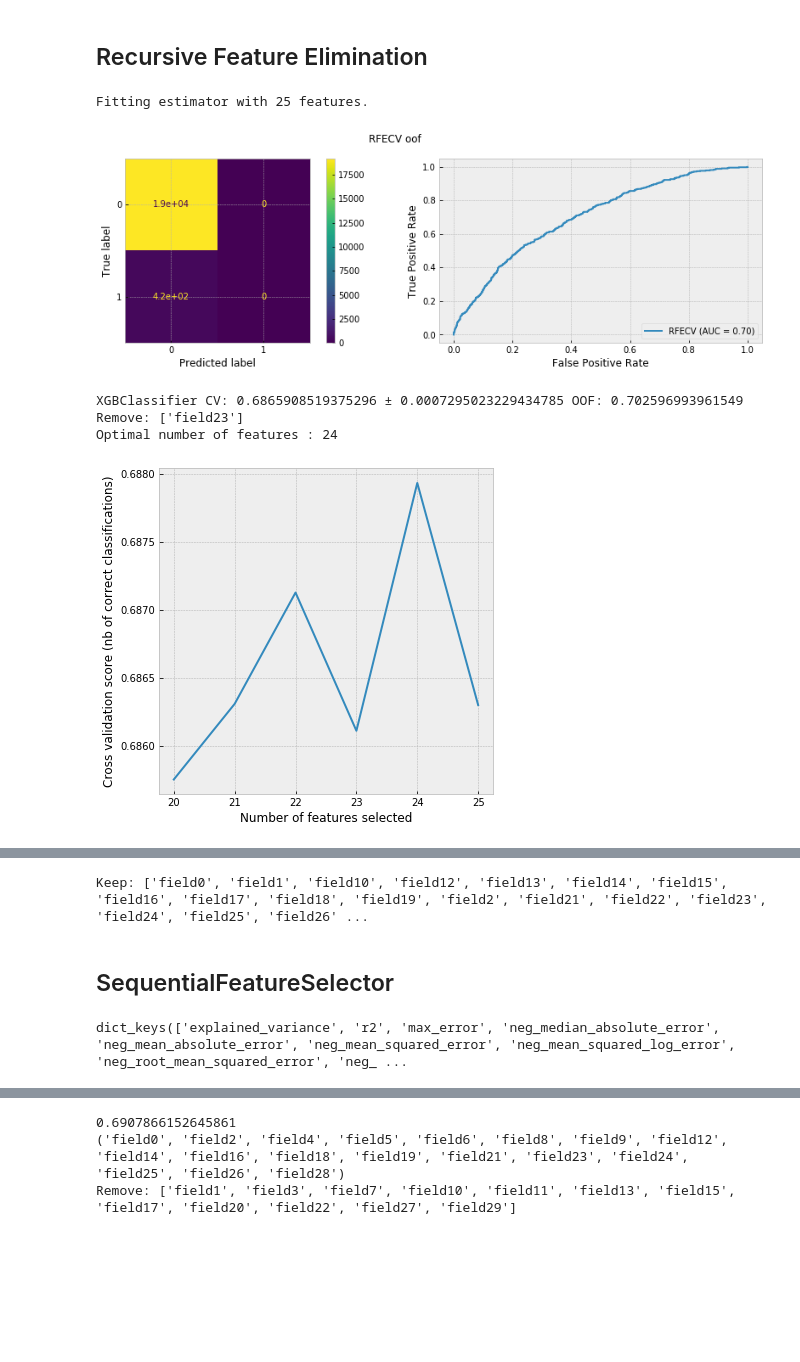
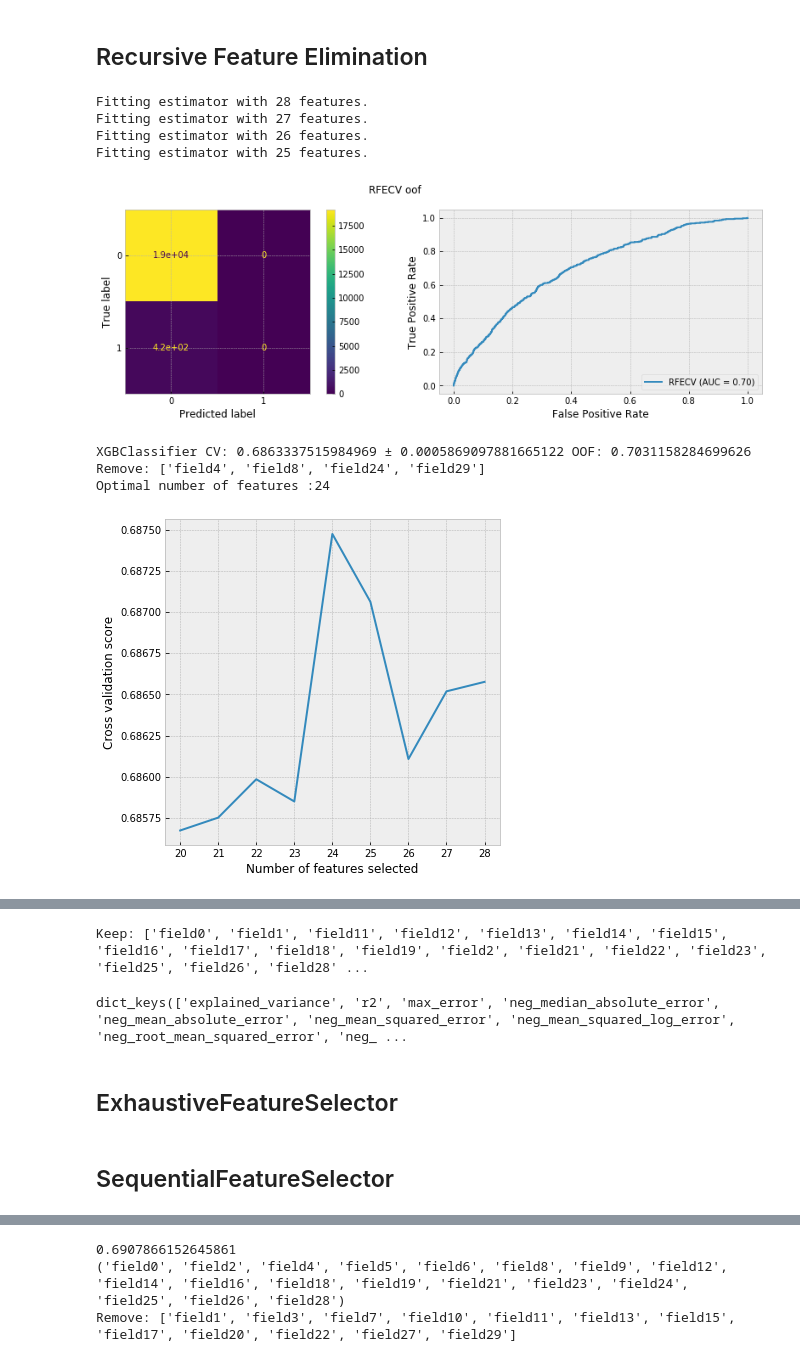
Before and after one commit to andygoosh/OneTwoTrip-Contest, a Jupyter notebook: workinprogress.ipynb, the cells around one changed output, grey strips where cells are left out. Saved outputs shown, nothing was run; the diff lists cells and outputs as text; code cells hidden in the pictures; blank space fills up the shorter version.

```diff
--- a/workinprogress.ipynb
+++ b/workinprogress.ipynb
@@ -664,41 +662,42 @@ def prepare_data( data ):
   y = []
 
   if TARGET in data.columns: y = data[TARGET].values.ravel()
-  X = X.drop(['field5', 'field20', 'field18', 'field27', 'field29'], axis=1)
+  #X = X.drop(['field5', 'field20'], axis=1)
+  cols = ['field5', 'field20', 'field18', 'field27', 'field29']
+  X = X.drop(cols, axis=1)
 
   return X, y
 # %%
 %%time
 from sklearn.feature_selection import RFECV
 # XGBClassifier CV: 0.6784501167635486 ± 0.01855717343073274 OOF: 0.6849985940210219 ~['field5', 'field20'] Baseline
-# XGBClassifier CV: 0.6859800441236692 ± 0.0006238668551685389 OOF: 0.6865733504329157 5 neigh  - 0.672317 lb
-# XGBClassifier CV: 0.6873207297793411 ± 0.0009612229765091658 OOF: 0.6834076493650311 + X['field4*field0']
-
-# XGBClassifier CV: 0.6849892652531074 ± 0.0014543514194310938 OOF: 0.6823738800882798 ~['field5', 'field20'], 16+ (-0)
-# XGBClassifier CV: 0.6849572114933357 ± 0.0009695917293560505 OOF: 0.6812103650329131 ~['field5', 'field20'], 16* (-0)
-
+# XGBClassifier CV: 0.6862505904663256 ± 0.0010323194363471226 OOF: 0.7056287931991523 10f, all fts 0.675026 lb
 X, y = prepare_data( df_train )
 
 rfe = RFECV(XGBClassifier(**get_best_params_xgbc()),
             cv=StratifiedKFold(n_splits=10, shuffle=True, random_state=RS),
             scoring='roc_auc', verbose=1, min_features_to_select=20, step=1, n_jobs=-1)
 
 rfe.fit(X, y)
+
 model = rfe
 
 print(f'{type(rfe.estimator_).__name__} CV: {np.mean(rfe.grid_scores_)} ± {np.std(rfe.grid_scores_)} OOF: {oof_estimate_plot(rfe)}')
 print(f'Remove: {X.iloc[:, ~rfe.support_].columns.tolist()}')
 
-print("Optimal number of features : %d" % rfe.n_features_)
+print(f'Optimal number of features :{rfe.n_features_}')
 plt.figure()
-plt.xlabel("Number of features selected")
-plt.ylabel("Cross validation score (nb of correct classifications)")
+plt.xlabel('Number of features selected')
+plt.ylabel('Cross validation score')
 plt.plot(range(rfe.min_features_to_select, len(rfe.grid_scores_) + rfe.min_features_to_select), rfe.grid_scores_)
 plt.show()
 # %% [output]
+Fitting estimator with 28 features.
+Fitting estimator with 27 features.
+Fitting estimator with 26 features.
 Fitting estimator with 25 features.
 [figure]
-XGBClassifier CV: 0.6865908519375296 ± 0.0007295023229434785 OOF: 0.702596993961549
-Remove: ['field23']
-Optimal number of features : 24
+XGBClassifier CV: 0.6863337515984969 ± 0.0005869097881665122 OOF: 0.7031158284699626
+Remove: ['field4', 'field8', 'field24', 'field29']
+Optimal number of features :24
-[figure, old version]
+[figure, new version]
@@ -709,4 +708,10 @@ cols = X.iloc[:, rfe.support_].columns.tolist()
 cols = [x for _,x in sorted(zip(rfe.ranking_,cols))]
 print(f'Keep: {cols}')
 # %% [output]
-Keep: ['field0', 'field1', 'field10', 'field12', 'field13', 'field14', 'field15', 'field16', 'field17', 'field18', 'field19', 'field2', 'field21', 'field22', 'field23', 'field24', 'field25', 'field26' ...
+Keep: ['field0', 'field1', 'field11', 'field12', 'field13', 'field14', 'field15', 'field16', 'field17', 'field18', 'field19', 'field2', 'field21', 'field22', 'field23', 'field25', 'field26', 'field28' ...
+# %%
+sklearn.metrics.SCORERS.keys()
+# %% [output]
+dict_keys(['explained_variance', 'r2', 'max_error', 'neg_median_absolute_error', 'neg_mean_absolute_error', 'neg_mean_squared_error', 'neg_mean_squared_log_error', 'neg_root_mean_squared_error', 'neg_ ...
+# %% [markdown]
+## ExhaustiveFeatureSelector
@@ -713,6 +735,2 @@ Keep: ['field0', 'field1', 'field10', 'field12', 'field13', 'field14', 'field15'
 # %% [markdown]
 ## SequentialFeatureSelector
-# %%
-sklearn.metrics.SCORERS.keys()
-# %% [output]
-dict_keys(['explained_variance', 'r2', 'max_error', 'neg_median_absolute_error', 'neg_mean_absolute_error', 'neg_mean_squared_error', 'neg_mean_squared_log_error', 'neg_root_mean_squared_error', 'neg_ ...
```
Also changed, not shown: parts of 10 cells of this notebook.
